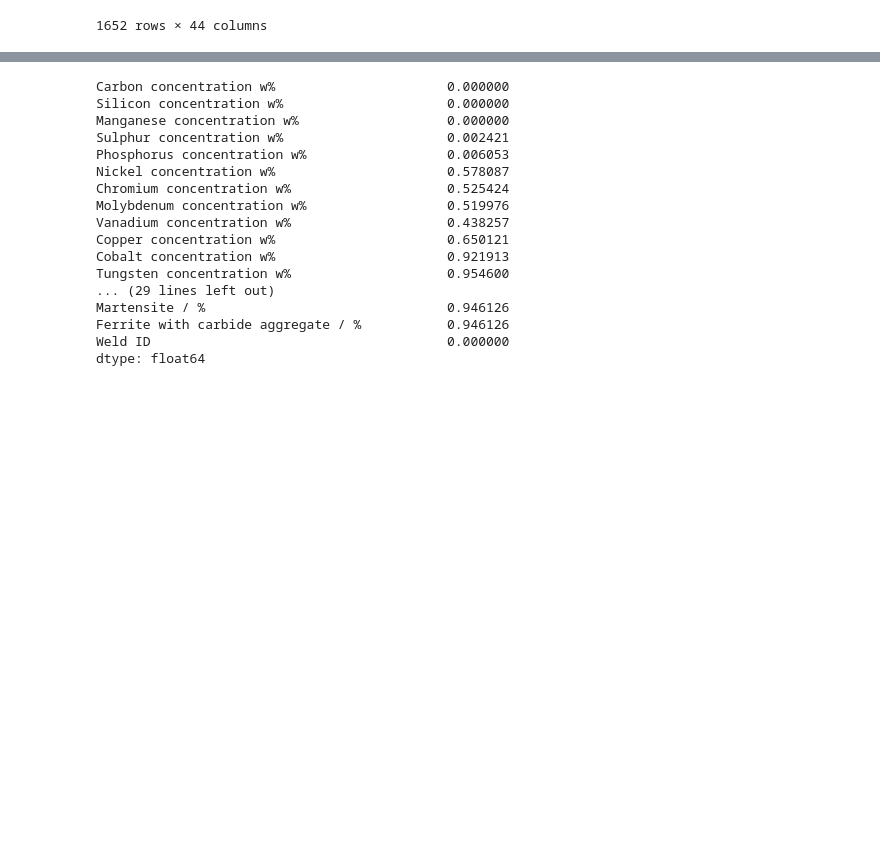
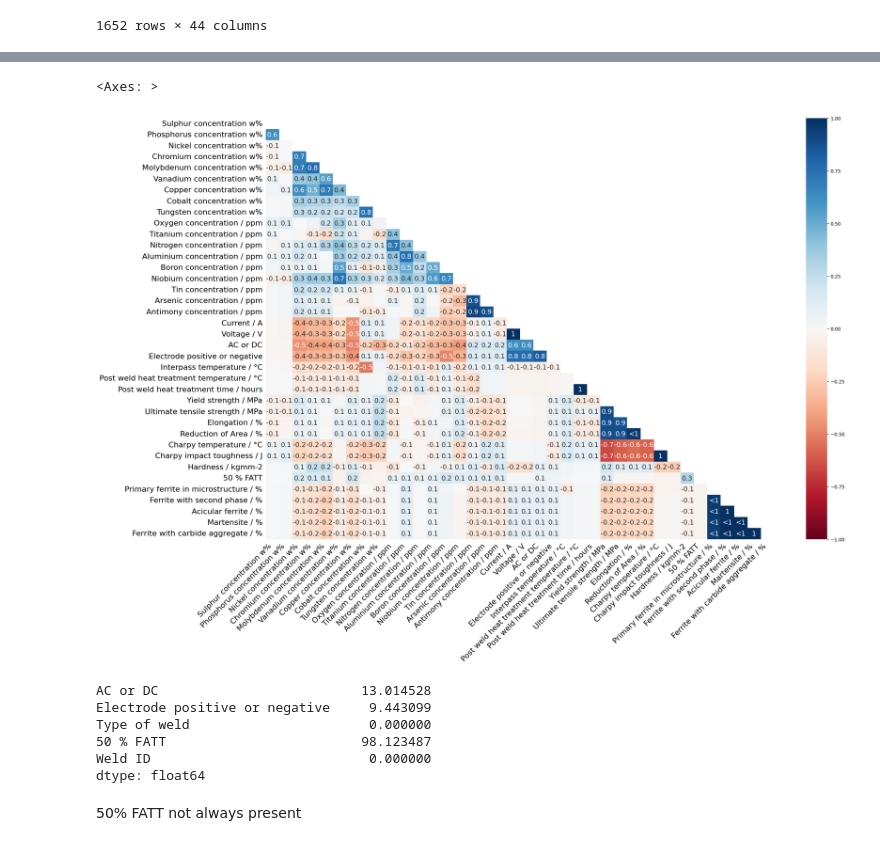
Before and after one commit to Saad123654/ProjectAppauto, a Jupyter notebook: notebook.ipynb, the cells around one changed output, grey strips where cells are left out. Cells and saved outputs as stored; diff of their text form; code cells hidden in the pictures; blank space fills up the shorter version.

```diff
--- a/notebook.ipynb
+++ b/notebook.ipynb
@@ -89,3 +91,6 @@ df
 | 1650 | 0.092 | 0.35 | 0.90 | 0.008 | ... |
 | 1651 | 0.180 | 0.39 | 0.88 | 0.008 | ... |
 1652 rows × 44 columns
+# %%
+categorical_cols = ["AC or DC", "Electrode positive or negative", "Type of weld", "50 % FATT", "Weld ID"]
+numeric_cols = [col for col in column_names if col not in categorical_cols]
@@ -91,0 +99,9 @@ df
+# %%
+def less_than_to_num(val):
+    if isinstance(val, str) and val.startswith('<'):
+            number = float(val[1:])
+            return uniform(0, number)
+    return val
+
+df[numeric_cols] = df[numeric_cols].applymap(less_than_to_num)
+df[numeric_cols] = df[numeric_cols].apply(pd.to_numeric, errors='coerce')
@@ -92,20 +141,14 @@ df
+# %%
+msno.heatmap(df, figsize=(24,16))
+# %% [output]
+<Axes: >
+[figure, added]
 # %%
-df.isna().sum() / len(df)
+(df[categorical_cols].isna().sum() / len(df)) * 100
 # %% [output]
-Carbon concentration w%                      0.000000
-Silicon concentration w%                     0.000000
-Manganese concentration w%                   0.000000
-Sulphur concentration w%                     0.002421
-Phosphorus concentration w%                  0.006053
-Nickel concentration w%                      0.578087
-Chromium concentration w%                    0.525424
-Molybdenum concentration w%                  0.519976
-Vanadium concentration w%                    0.438257
-Copper concentration w%                      0.650121
-Cobalt concentration w%                      0.921913
-Tungsten concentration w%                    0.954600
-... (29 lines left out)
-Martensite / %                               0.946126
-Ferrite with carbide aggregate / %           0.946126
-Weld ID                                      0.000000
+AC or DC                          13.014528
+Electrode positive or negative     9.443099
+Type of weld                       0.000000
+50 % FATT                         98.123487
+Weld ID                            0.000000
 dtype: float64
@@ -142,0 +155,2 @@ def show_column_distribution(df, column_name):
+# %% [markdown]
+50% FATT not always present
```
Also changed, not shown: parts of 11 cells of this notebook.
